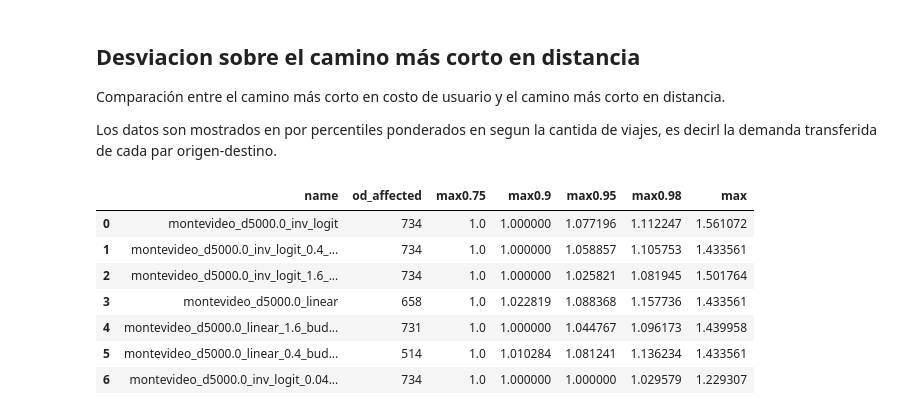
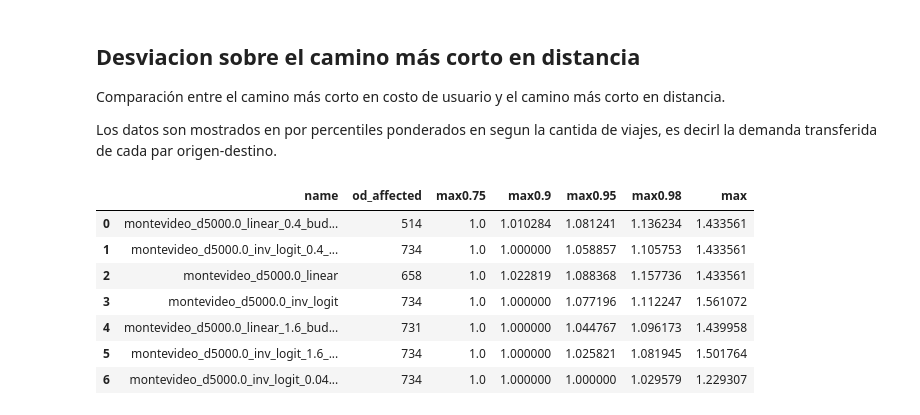
Before and after one commit to joaquinco/bicycle-network-design, a Jupyter notebook: notebooks/Montevideo.ipynb, the cells around one changed output. Cells and saved outputs as stored; diff of their text form; code cells hidden in the pictures.

```diff
--- a/notebooks/Montevideo.ipynb
+++ b/notebooks/Montevideo.ipynb
@@ -213,14 +213,14 @@ dfs = [get_shortest_path_cmp(*instance) for instance in all_instances]
 # %%
 aggdf = build_agg_dataset(dfs, all_instances, percentiles=[0.75, 0.90, 0.95, 0.98])
 
-# aggdf = aggdf.set_index('name').reindex(index=bdf.name).reset_index()
+aggdf = aggdf.set_index('name').reindex(index=bdf.name).reset_index()
 aggdf
 # %% [output]
 |  | name | od_affected | max0.75 | max0.9 | max0.95 | max0.98 | max |
-| 0 | montevideo_d5000.0_inv_logit | 734 | 1.0 | 1.000000 | 1.077196 | 1.112247 | 1.561072 |
+| 0 | montevideo_d5000.0_linear_0.4_bud... | 514 | 1.0 | 1.010284 | 1.081241 | 1.136234 | 1.433561 |
 | 1 | montevideo_d5000.0_inv_logit_0.4_... | 734 | 1.0 | 1.000000 | 1.058857 | 1.105753 | 1.433561 |
-| 2 | montevideo_d5000.0_inv_logit_1.6_... | 734 | 1.0 | 1.000000 | 1.025821 | 1.081945 | 1.501764 |
-| 3 | montevideo_d5000.0_linear | 658 | 1.0 | 1.022819 | 1.088368 | 1.157736 | 1.433561 |
+| 2 | montevideo_d5000.0_linear | 658 | 1.0 | 1.022819 | 1.088368 | 1.157736 | 1.433561 |
+| 3 | montevideo_d5000.0_inv_logit | 734 | 1.0 | 1.000000 | 1.077196 | 1.112247 | 1.561072 |
 | 4 | montevideo_d5000.0_linear_1.6_bud... | 731 | 1.0 | 1.000000 | 1.044767 | 1.096173 | 1.439958 |
-| 5 | montevideo_d5000.0_linear_0.4_bud... | 514 | 1.0 | 1.010284 | 1.081241 | 1.136234 | 1.433561 |
+| 5 | montevideo_d5000.0_inv_logit_1.6_... | 734 | 1.0 | 1.000000 | 1.025821 | 1.081945 | 1.501764 |
 | 6 | montevideo_d5000.0_inv_logit_0.04... | 734 | 1.0 | 1.000000 | 1.000000 | 1.029579 | 1.229307 |
```
Also changed, not shown: parts of 7 cells of this notebook, 2 other files.
